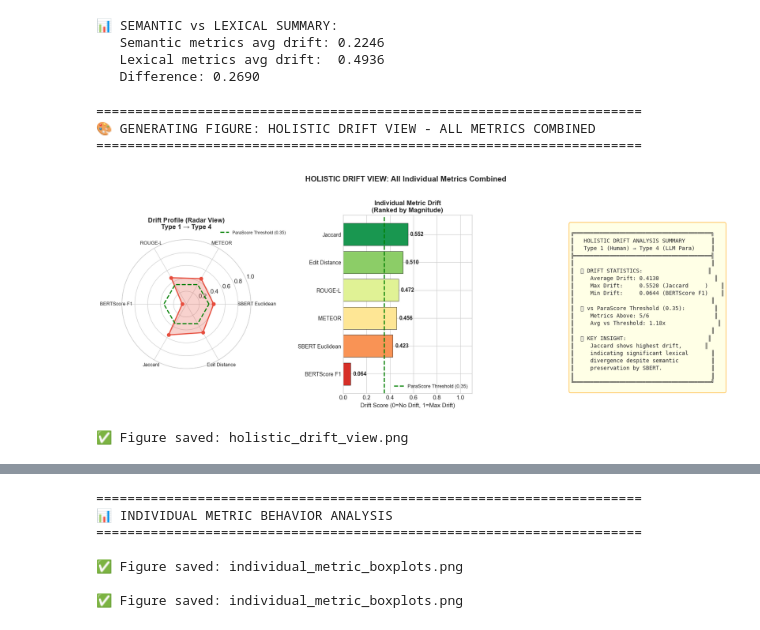
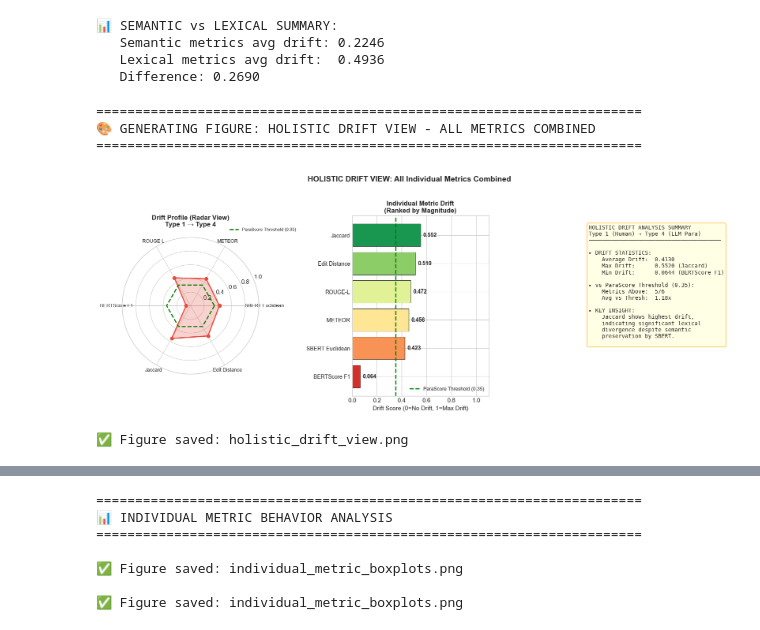
Before and after one commit to DiazSk/padben_eda_notebook, a Jupyter notebook: SDS_ParaScore/Type1_Type4_SingleIteration/Type1_Type4_SingleIteration_COMPLETE.ipynb, the cells around one changed output, grey strips where cells are left out. Drawn from its saved outputs; the diff is of its cells as text; code cells hidden in the pictures.

```diff
--- a/SDS_ParaScore/Type1_Type4_SingleIteration/Type1_Type4_SingleIteration_COMPLETE.ipynb
+++ b/SDS_ParaScore/Type1_Type4_SingleIteration/Type1_Type4_SingleIteration_COMPLETE.ipynb
@@ -978,54 +978,50 @@ ax2.legend(loc='lower right', fontsize=9)
 ax2.invert_yaxis()
 
 # ===== RIGHT: Summary Box =====
 ax3 = fig.add_subplot(133)
 ax3.axis('off')
 
 # Calculate summary statistics
 avg_drift = np.mean(sorted_values)
 max_drift = max(sorted_values)
 min_drift = min(sorted_values)
 max_metric = sorted_names[0]
 min_metric = sorted_names[-1]
 above_threshold = sum(1 for v in sorted_values if v > PARASCORE_THRESHOLD)
 
-summary_text = f"""
-╔══════════════════════════════════════════╗
-║   HOLISTIC DRIFT ANALYSIS SUMMARY        ║
-║   Type 1 (Human) → Type 4 (LLM Para)     ║
-╠══════════════════════════════════════════╣
-║                                          ║
-║  📊 DRIFT STATISTICS:                    ║
-║     Average Drift: {avg_drift:.4f}                 ║
-║     Max Drift:     {max_drift:.4f} ({max_metric:<12})    ║
-║     Min Drift:     {min_drift:.4f} ({min_metric:<12})    ║
-║                                          ║
-║  🎯 vs ParaScore Threshold ({PARASCORE_THRESHOLD}):         ║
-║     Metrics Above: {above_threshold}/{len(sorted_values)}                    ║
-║     Avg vs Threshold: {avg_drift/PARASCORE_THRESHOLD:.2f}x                ║
-║                                          ║
-║  🔥 KEY INSIGHT:                         ║
-║     {max_metric} shows highest drift,       ║
-║     indicating significant lexical       ║
-║     divergence despite semantic          ║
-║     preservation by SBERT.               ║
-║                                          ║
-╚══════════════════════════════════════════╝
+summary_text = f"""HOLISTIC DRIFT ANALYSIS SUMMARY
+Type 1 (Human) → Type 4 (LLM Para)
+{'─'*40}
+
+▸ DRIFT STATISTICS:
+    Average Drift:  {avg_drift:.4f}
+    Max Drift:      {max_drift:.4f} ({max_metric})
+    Min Drift:      {min_drift:.4f} ({min_metric})
+
+▸ vs ParaScore Threshold ({PARASCORE_THRESHOLD}):
+    Metrics Above:  {above_threshold}/{len(sorted_values)}
+    Avg vs Thresh:  {avg_drift/PARASCORE_THRESHOLD:.2f}x
+
+▸ KEY INSIGHT:
+    {max_metric} shows highest drift,
+    indicating significant lexical
+    divergence despite semantic
+    preservation by SBERT.
 """
 
 ax3.text(0.05, 0.95, summary_text, transform=ax3.transAxes, fontsize=10,
          verticalalignment='top', fontfamily='monospace',
          bbox=dict(boxstyle='round', facecolor='lightyellow', alpha=0.8, edgecolor='orange'))
 
 plt.suptitle('HOLISTIC DRIFT VIEW: All Individual Metrics Combined', fontsize=14, fontweight='bold', y=1.02)
 plt.tight_layout()
 plt.savefig(OUTPUT_DIR / 'holistic_drift_view.png', dpi=150, bbox_inches='tight', facecolor='white')
 plt.show()
 
 print(f"\n✅ Figure saved: holistic_drift_view.png")
 # %% [output]
 ======================================================================
 🎨 GENERATING FIGURE: HOLISTIC DRIFT VIEW - ALL METRICS COMBINED
 ======================================================================
-[figure, old version]
+[figure, new version]
 ✅ Figure saved: holistic_drift_view.png
```
Also changed, not shown: parts of 1 cell of this notebook, 5 other files.
